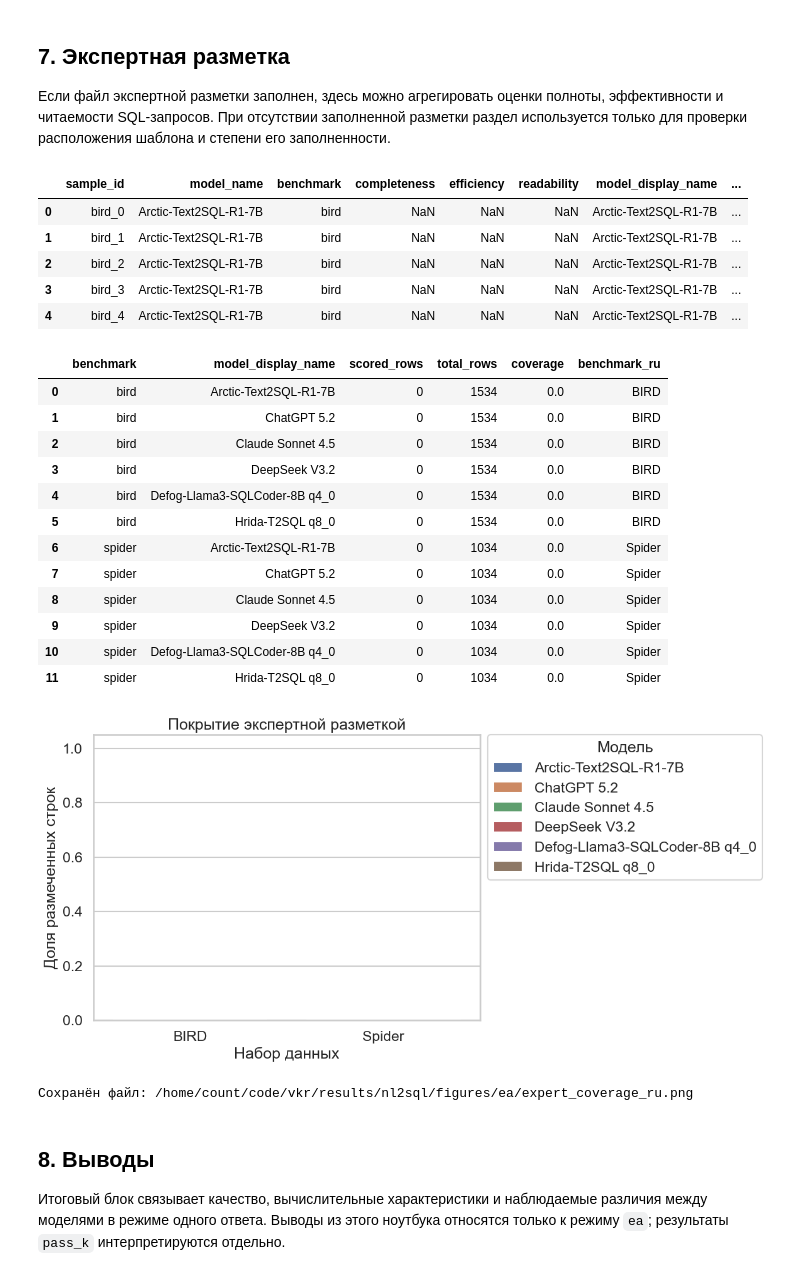
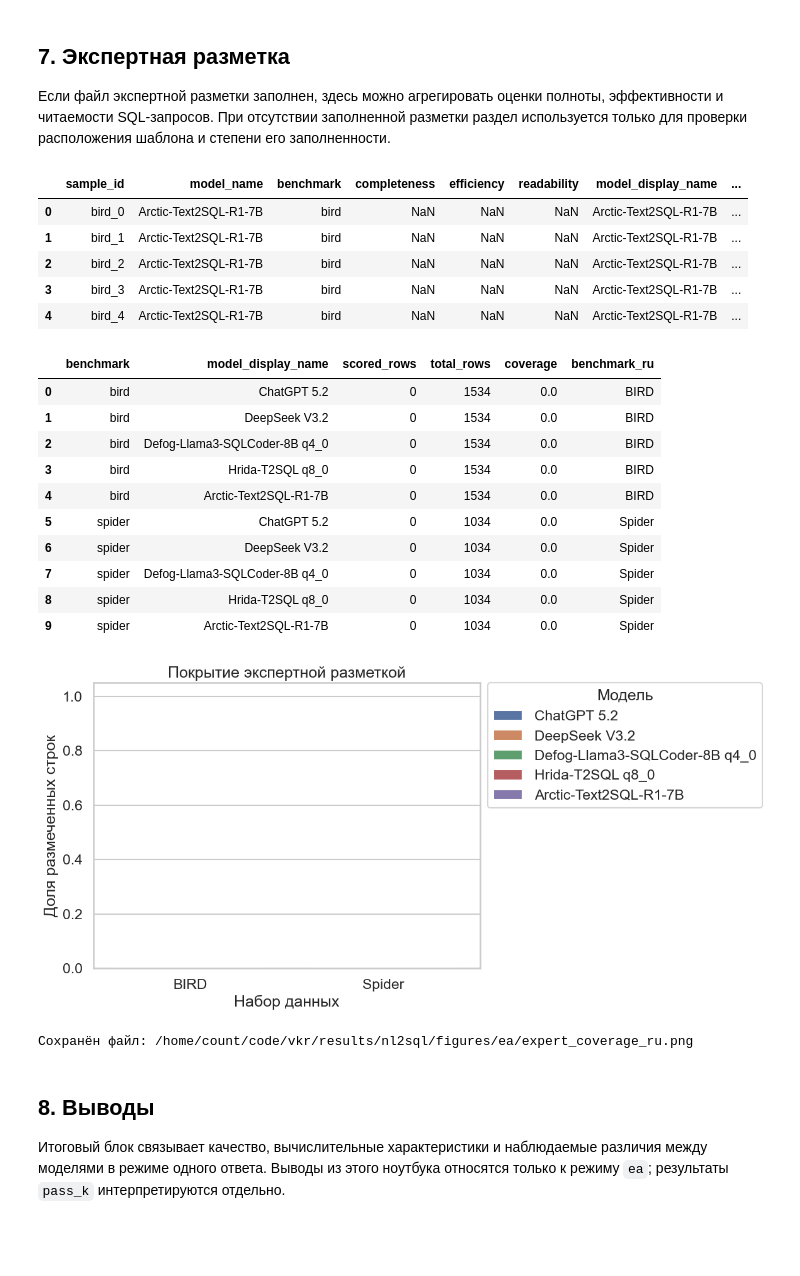
Before and after one commit to countrvl/vkr, a Jupyter notebook: nl2sql/notebooks/01_report_ea.ipynb, the cells around one changed output. Saved outputs shown, nothing was run; the diff lists cells and outputs as text; code cells hidden in the pictures; blank space fills up the shorter version.

```diff
--- a/nl2sql/notebooks/01_report_ea.ipynb
+++ b/nl2sql/notebooks/01_report_ea.ipynb
@@ -352,6 +352,14 @@ MODEL_GROUP_LABELS = {
     'M2': 'M2',
 }
 
+MAIN_REPORT_MODELS = [
+    'ChatGPT 5.2',
+    'DeepSeek V3.2',
+    'Defog-Llama3-SQLCoder-8B q4_0',
+    'Hrida-T2SQL q8_0',
+    'Arctic-Text2SQL-R1-7B',
+]
+
 def _rotate_model_labels(ax, rotation=25):
     ax.tick_params(axis='x', rotation=rotation)
     for label in ax.get_xticklabels():
@@ -367,8 +375,12 @@ def _save_current(fig, path):
     plt.show()
     print(f'Сохранён файл: {path}')
 
-eff_df = summary_df[['model_display_name', 'benchmark', 'Tinf', 'Tok', 'Cost', 'Eff_normalized']].copy()
+eff_df = summary_df[summary_df['model_display_name'].isin(MAIN_REPORT_MODELS)][
+    ['model_display_name', 'benchmark', 'Tinf', 'Tok', 'Cost', 'Eff_normalized']
+].copy()
+eff_df['model_display_name'] = pd.Categorical(eff_df['model_display_name'], categories=MAIN_REPORT_MODELS, ordered=True)
 eff_df['benchmark_ru'] = eff_df['benchmark'].map(BENCHMARK_LABELS).fillna(eff_df['benchmark'])
+eff_df = eff_df.sort_values(['model_display_name', 'benchmark_ru'])
 display(eff_df.round(4))
 
 metric_specs = [
@@ -621,6 +631,14 @@ MODEL_GROUP_LABELS = {
     'M2': 'M2',
 }
 
+MAIN_REPORT_MODELS = [
+    'ChatGPT 5.2',
+    'DeepSeek V3.2',
+    'Defog-Llama3-SQLCoder-8B q4_0',
+    'Hrida-T2SQL q8_0',
+    'Arctic-Text2SQL-R1-7B',
+]
+
 def _rotate_model_labels(ax, rotation=25):
     ax.tick_params(axis='x', rotation=rotation)
     for label in ax.get_xticklabels():
@@ -647,7 +665,8 @@ def categorize(row):
         return 'execution_error'
     return 'wrong_result'
 
-error_df = outcomes_df.copy()
+error_df = outcomes_df[outcomes_df['model_display_name'].isin(MAIN_REPORT_MODELS)].copy()
+error_df['model_display_name'] = pd.Categorical(error_df['model_display_name'], categories=MAIN_REPORT_MODELS, ordered=True)
 error_df['error_category'] = error_df.apply(categorize, axis=1)
 error_df['error_category_ru'] = error_df['error_category'].map(ERROR_LABELS).fillna(error_df['error_category'])
 error_df['benchmark_ru'] = error_df['benchmark'].map(BENCHMARK_LABELS).fillna(error_df['benchmark'])
@@ -777,6 +796,14 @@ MODEL_GROUP_LABELS = {
     'M2': 'M2',
 }
 
+MAIN_REPORT_MODELS = [
+    'ChatGPT 5.2',
+    'DeepSeek V3.2',
+    'Defog-Llama3-SQLCoder-8B q4_0',
+    'Hrida-T2SQL q8_0',
+    'Arctic-Text2SQL-R1-7B',
+]
+
 def _rotate_model_labels(ax, rotation=25):
     ax.tick_params(axis='x', rotation=rotation)
     for label in ax.get_xticklabels():
@@ -797,6 +824,9 @@ if not expert_df.empty and 'model_display_name' not in expert_df.columns:
     display_map = outcomes_df[['model_name', 'model_display_name']].drop_duplicates()
     expert_df = expert_df.merge(display_map, on='model_name', how='left')
     expert_df['model_display_name'] = expert_df['model_display_name'].fillna(expert_df['model_name'])
+if not expert_df.empty:
+    expert_df = expert_df[expert_df['model_display_name'].isin(MAIN_REPORT_MODELS)].copy()
+    expert_df['model_display_name'] = pd.Categorical(expert_df['model_display_name'], categories=MAIN_REPORT_MODELS, ordered=True)
 
 score_cols = ['completeness', 'efficiency', 'readability']
 for col in score_cols:
@@ -809,46 +839,44 @@ display(expert_df.head())
 if not expert_df.empty:
     coverage = (
         expert_df.groupby(['benchmark', 'model_display_name'])['is_scored']
         .agg(['sum', 'count'])
         .reset_index()
         .rename(columns={'sum': 'scored_rows', 'count': 'total_rows'})
     )
     coverage['coverage'] = coverage['scored_rows'] / coverage['total_rows'].clip(lower=1)
     coverage['benchmark_ru'] = coverage['benchmark'].map(BENCHMARK_LABELS).fillna(coverage['benchmark'])
     display(coverage.round(3))
 
     fig, ax = plt.subplots(figsize=(12, 6))
     sns.barplot(data=coverage, x='benchmark_ru', y='coverage', hue='model_display_name', ax=ax)
     ax.set_title('Покрытие экспертной разметкой')
     ax.set_xlabel('Набор данных')
     ax.set_ylabel('Доля размеченных строк')
     ax.set_ylim(0, 1.05)
     _legend_outside(ax, 'Модель')
     path = FIGURES_DIR / 'expert_coverage_ru.png'
     _save_current(fig, path)
 else:
     print('Файл экспертной разметки пуст или отсутствует.')
 # %% [output]
 |  | sample_id | model_name | benchmark | completeness | efficiency | readability | model_display_name | ... |
 | 0 | bird_0 | Arctic-Text2SQL-R1-7B | bird | NaN | NaN | NaN | Arctic-Text2SQL-R1-7B | ... |
 | 1 | bird_1 | Arctic-Text2SQL-R1-7B | bird | NaN | NaN | NaN | Arctic-Text2SQL-R1-7B | ... |
 | 2 | bird_2 | Arctic-Text2SQL-R1-7B | bird | NaN | NaN | NaN | Arctic-Text2SQL-R1-7B | ... |
 | 3 | bird_3 | Arctic-Text2SQL-R1-7B | bird | NaN | NaN | NaN | Arctic-Text2SQL-R1-7B | ... |
 | 4 | bird_4 | Arctic-Text2SQL-R1-7B | bird | NaN | NaN | NaN | Arctic-Text2SQL-R1-7B | ... |
 |  | benchmark | model_display_name | scored_rows | total_rows | coverage | benchmark_ru |
-| 0 | bird | Arctic-Text2SQL-R1-7B | 0 | 1534 | 0.0 | BIRD |
-| 1 | bird | ChatGPT 5.2 | 0 | 1534 | 0.0 | BIRD |
-| 2 | bird | Claude Sonnet 4.5 | 0 | 1534 | 0.0 | BIRD |
-| 3 | bird | DeepSeek V3.2 | 0 | 1534 | 0.0 | BIRD |
-| 4 | bird | Defog-Llama3-SQLCoder-8B q4_0 | 0 | 1534 | 0.0 | BIRD |
-| 5 | bird | Hrida-T2SQL q8_0 | 0 | 1534 | 0.0 | BIRD |
-| 6 | spider | Arctic-Text2SQL-R1-7B | 0 | 1034 | 0.0 | Spider |
-| 7 | spider | ChatGPT 5.2 | 0 | 1034 | 0.0 | Spider |
-| 8 | spider | Claude Sonnet 4.5 | 0 | 1034 | 0.0 | Spider |
-| 9 | spider | DeepSeek V3.2 | 0 | 1034 | 0.0 | Spider |
-| 10 | spider | Defog-Llama3-SQLCoder-8B q4_0 | 0 | 1034 | 0.0 | Spider |
-| 11 | spider | Hrida-T2SQL q8_0 | 0 | 1034 | 0.0 | Spider |
+| 0 | bird | ChatGPT 5.2 | 0 | 1534 | 0.0 | BIRD |
+| 1 | bird | DeepSeek V3.2 | 0 | 1534 | 0.0 | BIRD |
+| 2 | bird | Defog-Llama3-SQLCoder-8B q4_0 | 0 | 1534 | 0.0 | BIRD |
+| 3 | bird | Hrida-T2SQL q8_0 | 0 | 1534 | 0.0 | BIRD |
+| 4 | bird | Arctic-Text2SQL-R1-7B | 0 | 1534 | 0.0 | BIRD |
+| 5 | spider | ChatGPT 5.2 | 0 | 1034 | 0.0 | Spider |
+| 6 | spider | DeepSeek V3.2 | 0 | 1034 | 0.0 | Spider |
+| 7 | spider | Defog-Llama3-SQLCoder-8B q4_0 | 0 | 1034 | 0.0 | Spider |
+| 8 | spider | Hrida-T2SQL q8_0 | 0 | 1034 | 0.0 | Spider |
+| 9 | spider | Arctic-Text2SQL-R1-7B | 0 | 1034 | 0.0 | Spider |
-[figure, old version]
+[figure, new version]
 Сохранён файл: /home/count/code/vkr/results/nl2sql/figures/ea/expert_coverage_ru.png
 # %% [markdown]
 ## 8. Выводы
```
Also changed, not shown: parts of 2 cells of this notebook, 17 other files.
